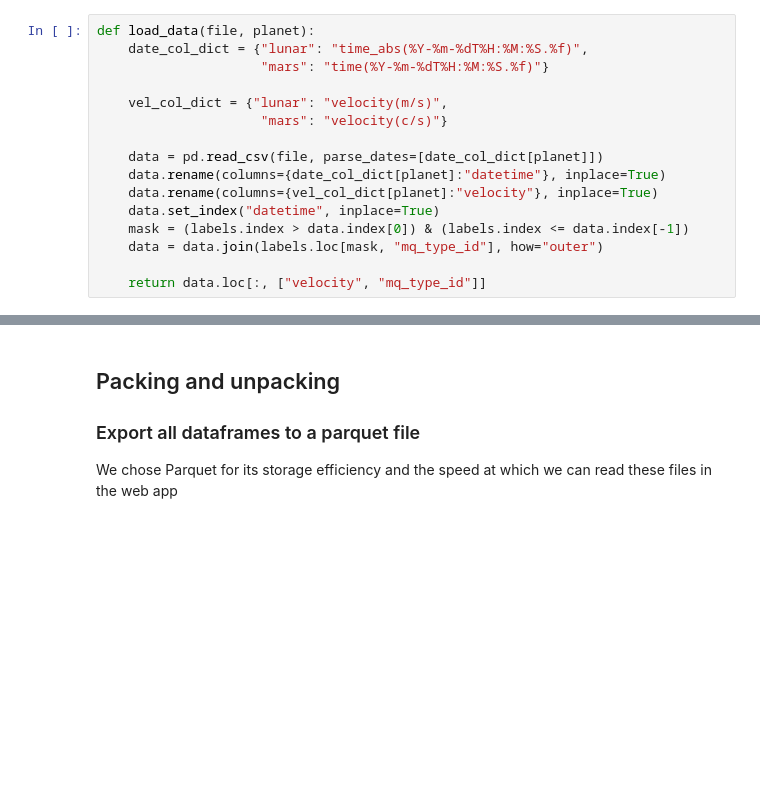
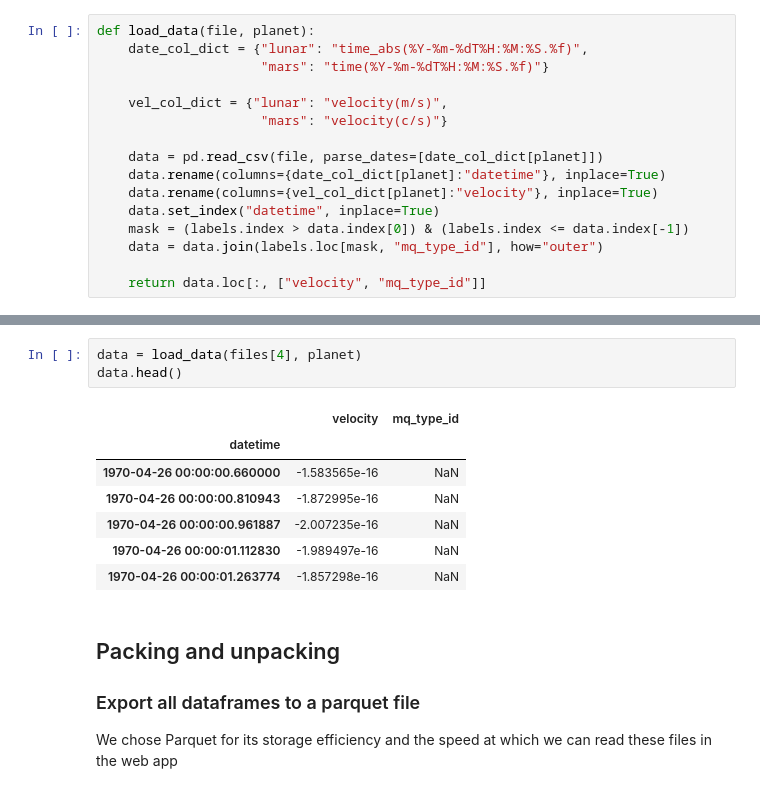
Before and after one commit to alexbeaulieu/skadra-space-apps-2024-notebooks, a Jupyter notebook: notebooks/exploration_notebook.ipynb, the cells around one changed output, grey strips where cells are left out. Cells and saved outputs as stored; diff of their text form; blank space fills up the shorter version.

Commit message:
Add example data table

```diff
--- a/notebooks/exploration_notebook.ipynb
+++ b/notebooks/exploration_notebook.ipynb
@@ -134,3 +138,14 @@ def load_data(file, planet):
+# %%
+data = load_data(files[4], planet)
+data.head()
+# %% [output]
+|  | velocity | mq_type_id |
+| datetime |  |  |
+| 1970-04-26 00:00:00.660000 | -1.583565e-16 | NaN |
+| 1970-04-26 00:00:00.810943 | -1.872995e-16 | NaN |
+| 1970-04-26 00:00:00.961887 | -2.007235e-16 | NaN |
+| 1970-04-26 00:00:01.112830 | -1.989497e-16 | NaN |
+| 1970-04-26 00:00:01.263774 | -1.857298e-16 | NaN |
 # %% [markdown]
 ## Packing and unpacking
 ### Export all dataframes to a parquet file
```
Also changed, not shown: parts of 1 cell of this notebook.
